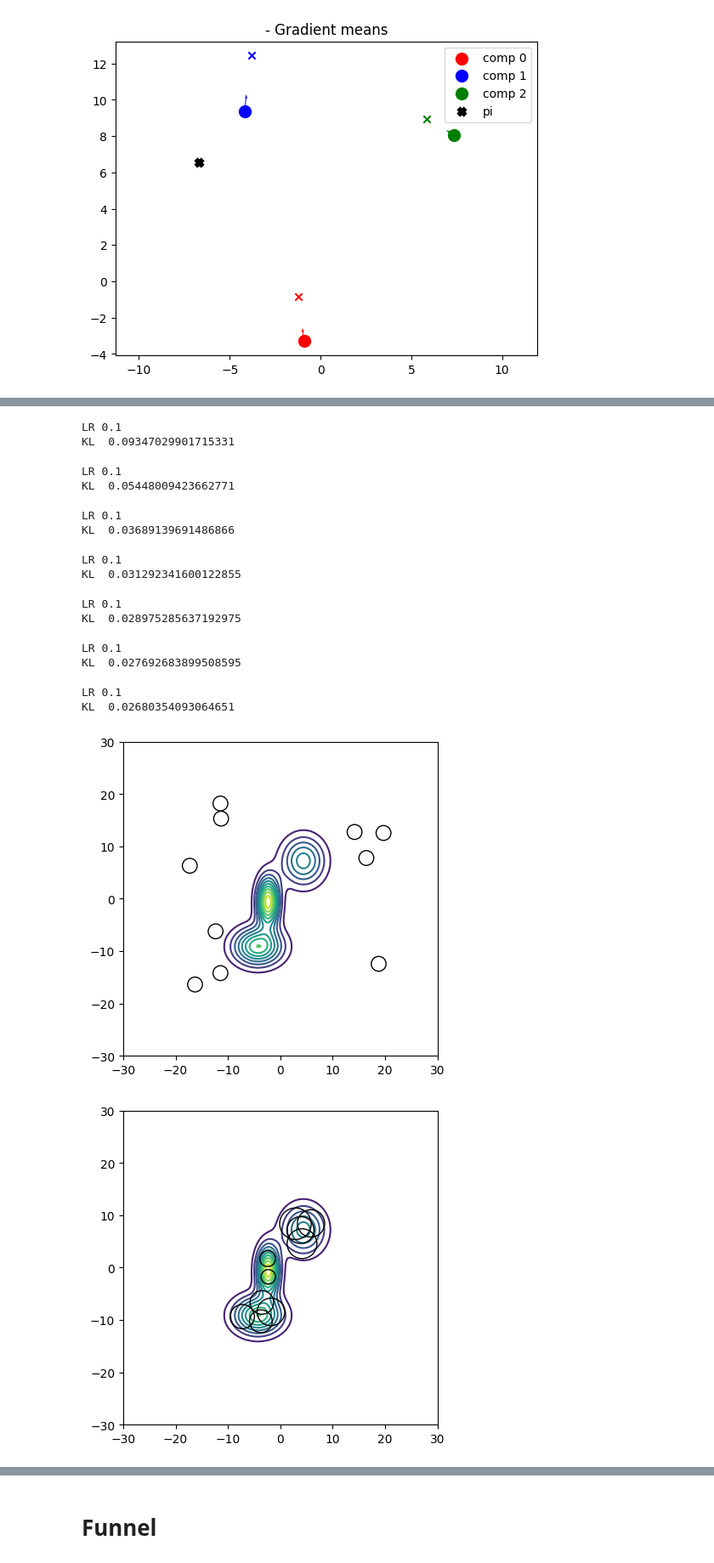
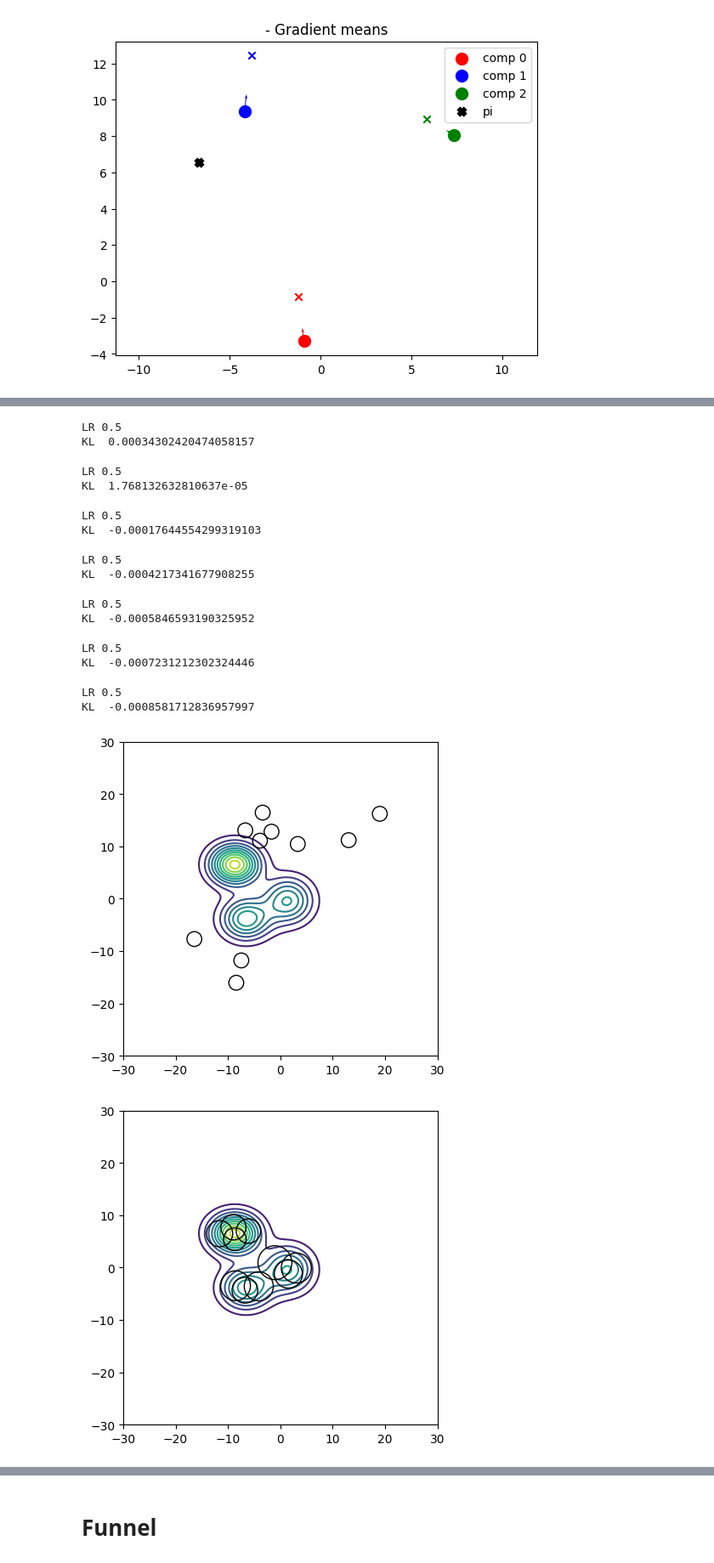
Before and after one commit to margueritetalamon/VI-MIG, a Jupyter notebook: fgmm.ipynb, the cells around one changed output, grey strips where cells are left out. Shown at 85% size. Drawn from its saved outputs; the diff is of its cells as text; code cells hidden in the pictures.

```diff
--- a/fgmm.ipynb
+++ b/fgmm.ipynb
@@ -300,5 +300,5 @@ target.plot()
 # %%
-vi_full = VI_GMM(target, mode = "full", learning_rate=0.1, n_iterations=10000, n_components = 10, scale = 2, BG = 100, s = 20)
+vi_full = VI_GMM(target, mode = "full", learning_rate=0.5, n_iterations=10000, n_components = 10, scale = 2, BG = 100, s = 20)
 vi_full.optimize(bw = True, md  = False, means_only=False, plot_iter=1000, gen_noise=True)
 
 ax = target.plot()
@@ -332,6 +332,6 @@ KL  0.025117903810075788
 # %%
-vi_iso = VI_GMM(target, mode = "iso", learning_rate=0.1, n_iterations=10000, n_components = 10, scale = 2, BG = 100, s = 20, means = vi_full.vgmm.optimized_means[0])
-vi_iso.optimize(bw = True, md  = False, means_only=False, plot_iter=1000, gen_noise=True)
+vi_iso = VI_GMM(target, mode = "iso", learning_rate=0.5, n_iterations=10000, n_components = 10, scale = 2, BG = 100, s = 20, means = vi_full.vgmm.optimized_means[0])
+vi_iso.optimize(bw = True, md  = False, lin = False, means_only=False, plot_iter=1000, gen_noise=True)
 
 ax = target.plot()
 vi_iso.vgmm.plot_circle(0, ax,bound = 30)
@@ -348,16 +348,16 @@ KL  0.1999797309644465
-LR 0.1
-KL  0.09347029901715331
+LR 0.5
+KL  0.00034302420474058157
-LR 0.1
-KL  0.05448009423662771
+LR 0.5
+KL  1.768132632810637e-05
-LR 0.1
-KL  0.03689139691486866
+LR 0.5
+KL  -0.00017644554299319103
-LR 0.1
-KL  0.031292341600122855
+LR 0.5
+KL  -0.0004217341677908255
-LR 0.1
-KL  0.028975285637192975
+LR 0.5
+KL  -0.0005846593190325952
-LR 0.1
-KL  0.027692683899508595
+LR 0.5
+KL  -0.0007231212302324446
-LR 0.1
-KL  0.02680354093064651
+LR 0.5
+KL  -0.0008581712836957997
-[figure, old version]
+[figure, new version]
-[figure, old version]
+[figure, new version]
```
Also changed, not shown: parts of 10 cells of this notebook, 1 other file.
